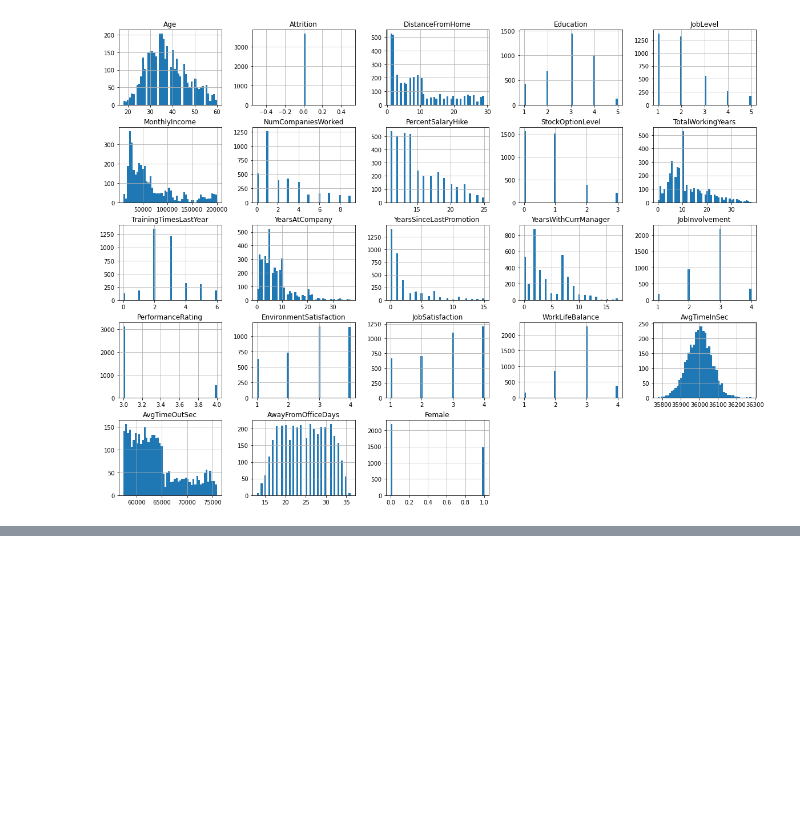
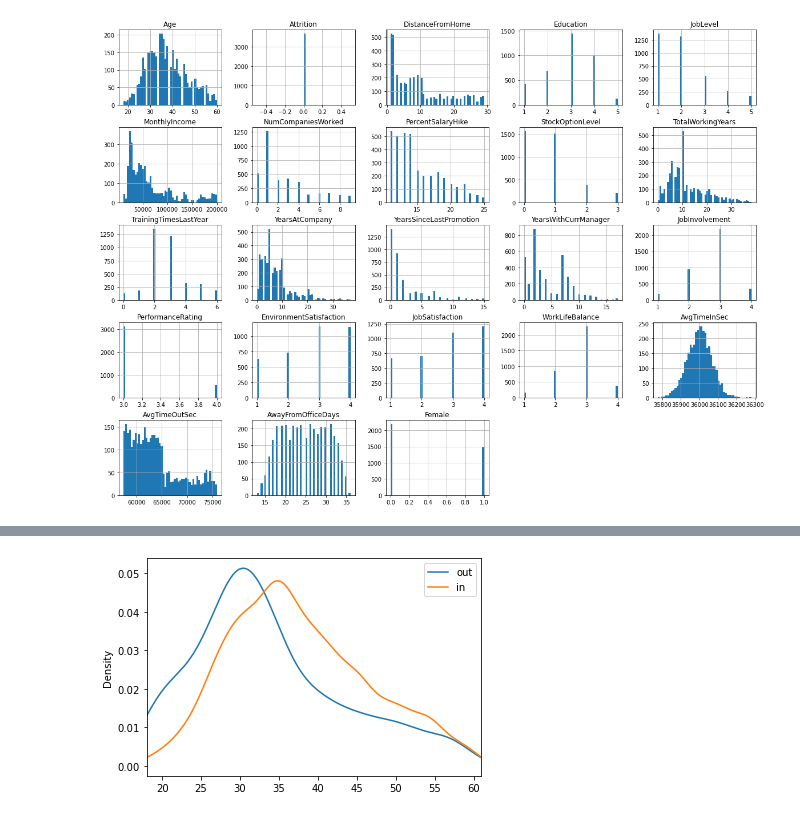
Before and after one commit to luisfangulop/hr-attrition, a Jupyter notebook: EDA.ipynb, the cells around one changed output, grey strips where cells are left out. Saved outputs shown, nothing was run; the diff lists cells and outputs as text; code cells hidden in the pictures; blank space fills up the shorter version.

```diff
--- a/EDA.ipynb
+++ b/EDA.ipynb
@@ -426,0 +437,10 @@ g_df.StandardHours.describe()
+# %%
+fig, ax = plt.subplots()
+
+g_a_df.Age.plot(kind='density', ax=ax)
+g_af_df.Age.plot(kind='density', ax=ax)
+ax.legend(["out", "in"])
+ax.set_xlim(18,61)
+plt.show()
+# %% [output]
+[figure, added]
```
Also changed, not shown: parts of 1 cell of this notebook.
